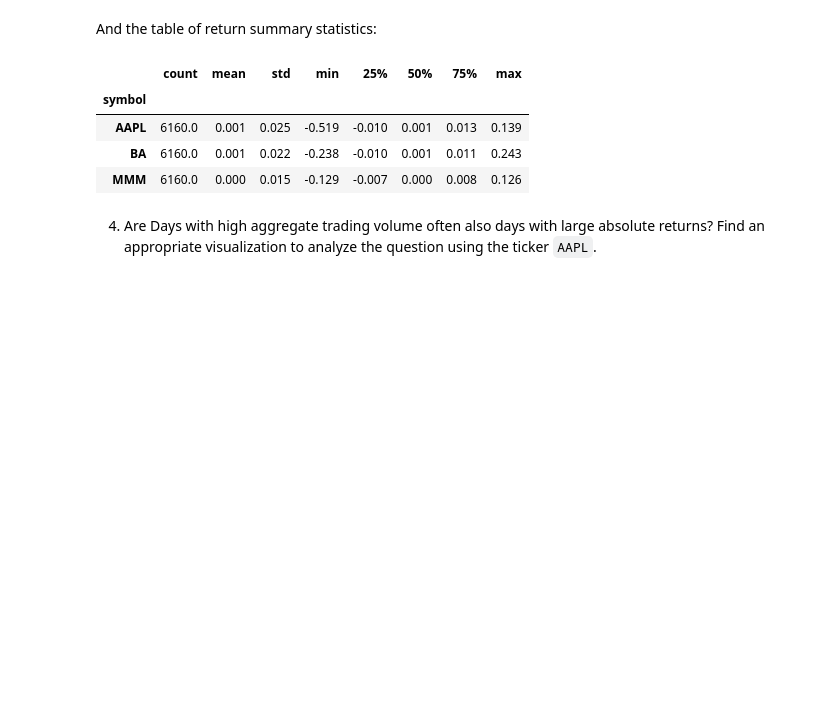
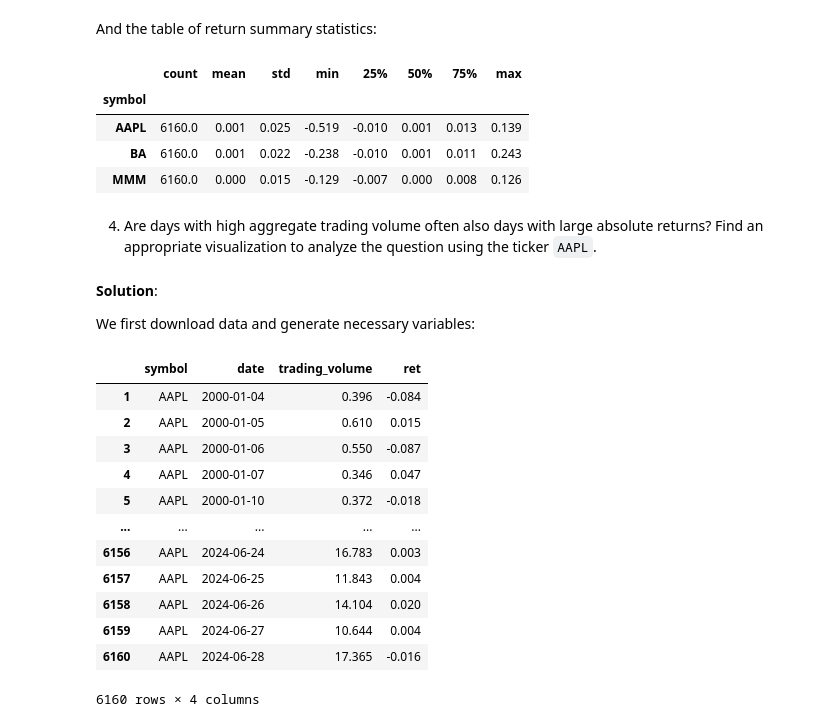
Before and after one commit to SteveXFLiu/tidyFinance, a Jupyter notebook: ch02.ipynb, the cells around one changed output. Saved outputs shown, nothing was run; the diff lists cells and outputs as text; code cells hidden in the pictures; blank space fills up the shorter version.

```diff
--- a/ch02.ipynb
+++ b/ch02.ipynb
@@ -944,4 +944,62 @@ returns = (
 | BA | 6160.0 | 0.001 | 0.022 | -0.238 | -0.010 | 0.001 | 0.011 | 0.243 |
 | MMM | 6160.0 | 0.000 | 0.015 | -0.129 | -0.007 | 0.000 | 0.008 | 0.126 |
 # %% [markdown]
-4. Are Days with high aggregate trading volume often also days with large absolute returns? Find an appropriate visualization to analyze the question using the ticker `AAPL`.
+4. Are days with high aggregate trading volume often also days with large absolute returns? Find an appropriate visualization to analyze the question using the ticker `AAPL`.
+# %% [markdown]
+**Solution**:
+
+We first download data and generate necessary variables:
+# %%
+import pandas as pd
+import numpy as np
+import yfinance as yf
+
+raw = (
+    yf.download(
+        tickers='AAPL',
+        start="2000-01-01",
+        end="2024-06-30",
+        progress=False
+    )
+    .reset_index()
+    .assign(symbol="AAPL")
+)
+
+prices = (
+    raw[["symbol", "Date", "Adj Close"]]
+    .rename(columns={
+        "Date": "date",
+        "Adj Close": "adjusted"
+        "Volume"
+    })
+)
+
+volumes_returns = (
+    raw[["symbol", "Date", "Adj Close", "Volume"]]
+    .rename(columns={
+        "Date": "date",
+        "Adj Close": "adjusted",
+        "Volume": "volume"
+    })
+    .sort_values("date")
+    .assign(ret=lambda x: x["adjusted"].pct_change())
+    .assign(trading_volume=lambda x: (x["adjusted"]*x["volume"])/1e9)
+    .get(["symbol", "date", "trading_volume", "ret"])
+    .dropna()
+)
+
+volumes_returns.round(3)
+# %% [output]
+|  | symbol | date | trading_volume | ret |
+| 1 | AAPL | 2000-01-04 | 0.396 | -0.084 |
+| 2 | AAPL | 2000-01-05 | 0.610 | 0.015 |
+| 3 | AAPL | 2000-01-06 | 0.550 | -0.087 |
+| 4 | AAPL | 2000-01-07 | 0.346 | 0.047 |
+| 5 | AAPL | 2000-01-10 | 0.372 | -0.018 |
+| ... | ... | ... | ... | ... |
+| 6156 | AAPL | 2024-06-24 | 16.783 | 0.003 |
+| 6157 | AAPL | 2024-06-25 | 11.843 | 0.004 |
+| 6158 | AAPL | 2024-06-26 | 14.104 | 0.020 |
+| 6159 | AAPL | 2024-06-27 | 10.644 | 0.004 |
+| 6160 | AAPL | 2024-06-28 | 17.365 | -0.016 |
+6160 rows × 4 columns
```
Also changed, not shown: parts of 3 cells of this notebook.
